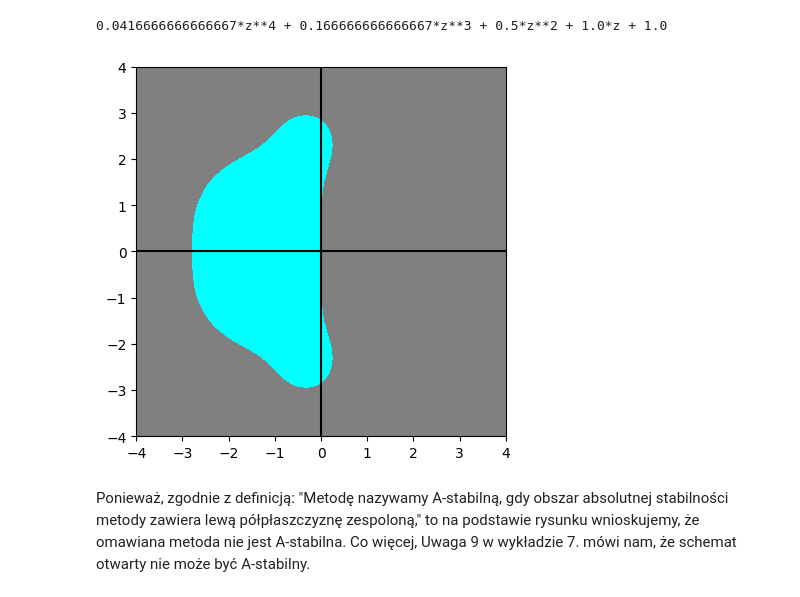
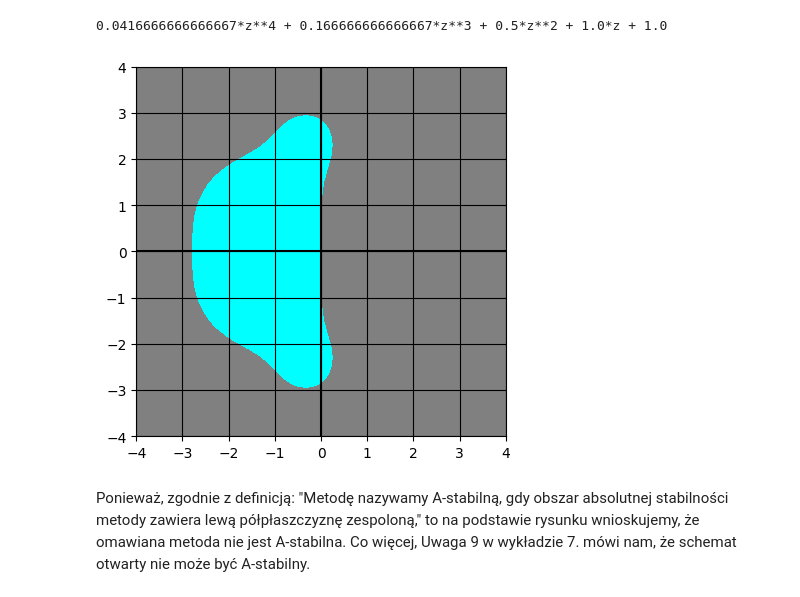
Before and after one commit to Hel4r/projekt-zaliczeniowy, a Jupyter notebook: projekt-zaliczeniowy.ipynb, the cells around one changed output. Saved outputs shown, nothing was run; the diff lists cells and outputs as text; code cells hidden in the pictures.

```diff
--- a/projekt-zaliczeniowy.ipynb
+++ b/projekt-zaliczeniowy.ipynb
@@ -100,18 +100,20 @@ print(R_sp)
 # %%
 x = np.linspace(-4, 4, 1000)
 y = np.linspace(-4, 4, 1000)
 X, Y = np.meshgrid(x, y) # siatka punktów
 Z = X + 1j*Y
 mask = np.abs(R(Z))<1
 
 fig, ax = plt.subplots()
 ax.contourf(X, Y, mask, levels = 1, colors = ['grey', 'cyan'])
 ax.set_aspect('equal') # ustawiam równe proporcje na obu osiach
 ax.axhline(color = 'black') # koloruję osie na czarno
 ax.axvline(color = 'black') #
+ax.grid(color = 'black')
+# dodać siatkę
 plt.show()
 # %% [output]
-[figure, old version]
+[figure, new version]
 # %% [markdown]
 Ponieważ, zgodnie z definicją: "Metodę nazywamy A-stabilną, gdy obszar absolutnej stabilności metody zawiera lewą półpłaszczyznę zespoloną," to na podstawie rysunku wnioskujemy, że omawiana metoda nie jest A-stabilna. Co więcej, Uwaga 9 w wykładzie 7. mówi nam, że schemat otwarty nie może być A-stabilny.
 # %% [markdown]
```
Also changed, not shown: parts of 7 cells of this notebook.
